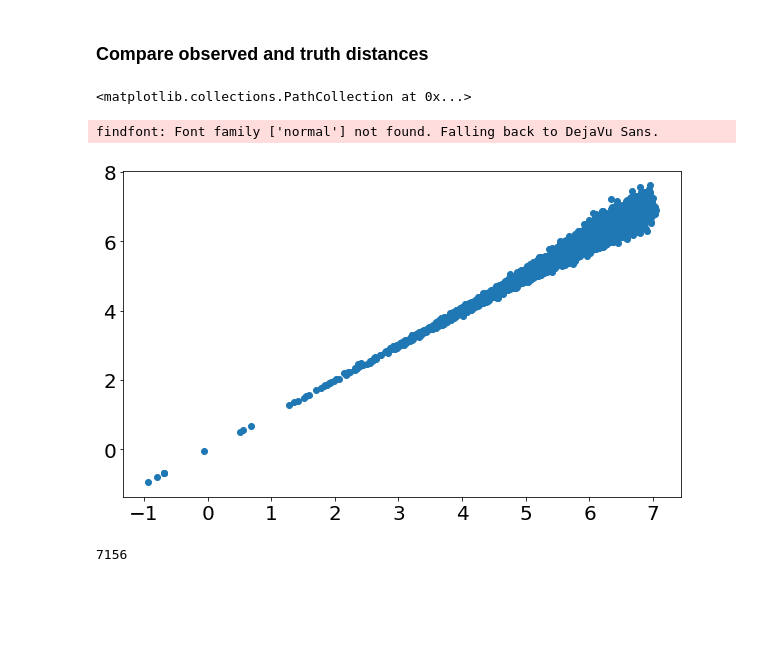
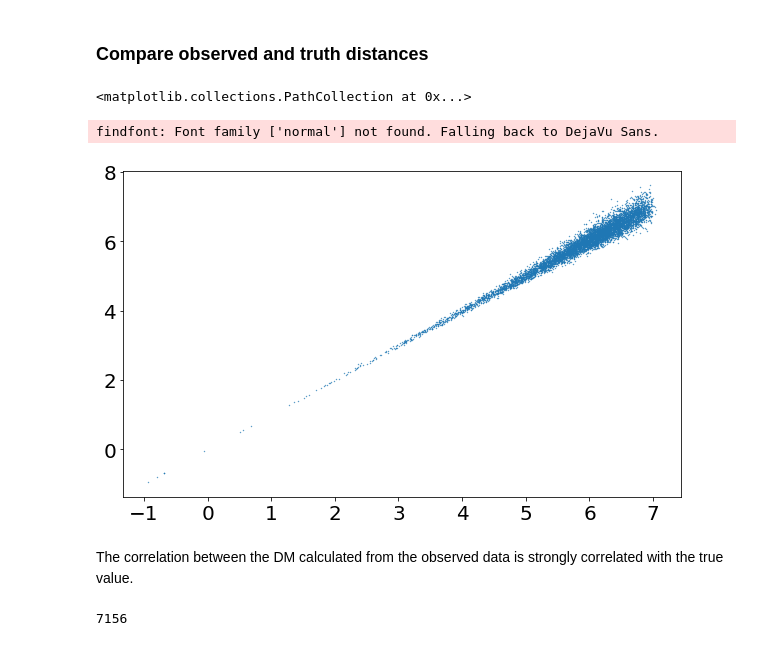
Before and after one commit to ykwang1/astr-511-w21, a Jupyter notebook: homeworks/notebooks/Homework3.ipynb, the cells around one changed output. Saved outputs shown, nothing was run; the diff lists cells and outputs as text; code cells hidden in the pictures; blank space fills up the shorter version.

```diff
--- a/homeworks/notebooks/Homework3.ipynb
+++ b/homeworks/notebooks/Homework3.ipynb
@@ -81,11 +82,13 @@ See the caveats in the documentation: https://pandas.pydata.org/pandas-docs/stab
 ### Compare observed and truth distances
 # %%
 # Plot obs DM vs truth DM for gold sample
-plt.scatter(obs_gold['DM'], truth_gold['DM'])
+plt.scatter(obs_gold['DM'], truth_gold['DM'], marker='.', s=.5)
 # %% [output]
 <matplotlib.collections.PathCollection at 0x...>
 findfont: Font family ['normal'] not found. Falling back to DejaVu Sans.
-[figure, old version]
+[figure, new version]
+# %% [markdown]
+The correlation between the DM calculated from the observed data is strongly correlated with the true value.
 # %%
 # spot check on # in gold sample:
 len(obs_gold)
```
Also changed, not shown: parts of 109 cells of this notebook, 4 other files.
